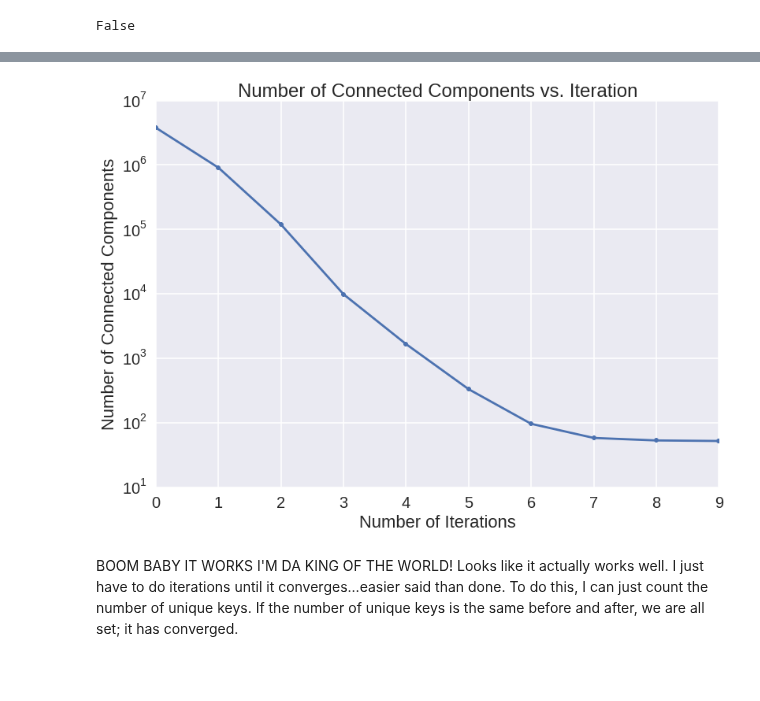
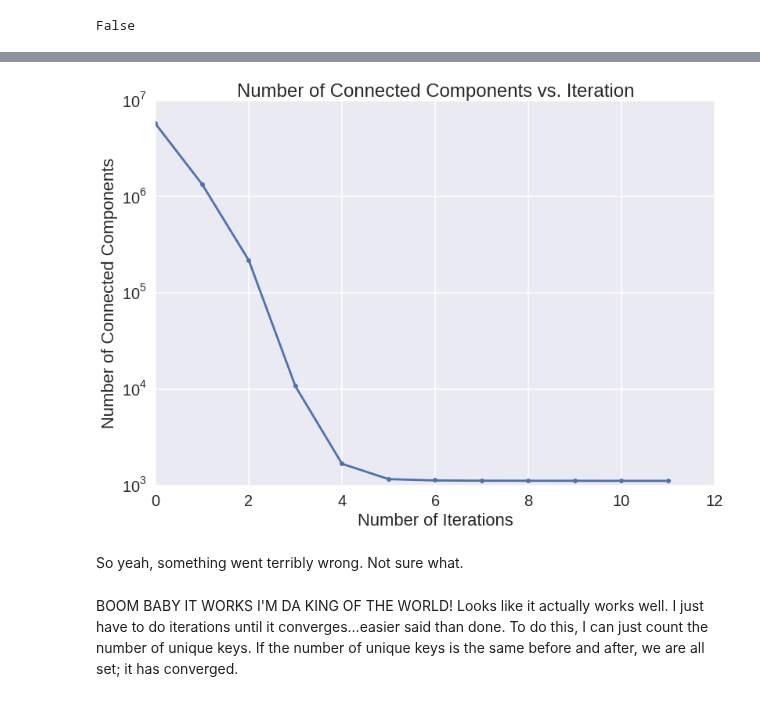
Before and after one commit to harvard-cs205/cs205-homework, a Jupyter notebook: HW1/P5/2015_09_29_wiki_graph_connected_components_undirected.ipynb, the cells around one changed output, grey strips where cells are left out. Saved outputs shown, nothing was run; the diff lists cells and outputs as text; code cells hidden in the pictures; blank space fills up the shorter version.

Commit message:
My connected components algorithm must not be correct for symmetric graphs...as I found more unconnected components for the undirected than the directed graph. lol.

```diff
--- a/HW1/P5/2015_09_29_wiki_graph_connected_components_undirected.ipynb
+++ b/HW1/P5/2015_09_29_wiki_graph_connected_components_undirected.ipynb
@@ -125,11 +115,15 @@ indices_vs_iteration = [3773865,
+# %%
+indices_vs_iteration = connector.num_unique_vs_iteration
 # %%
-plt.semilogy(range(0, 10), indices_vs_iteration, marker='.', ls='-')
+plt.semilogy(indices_vs_iteration, marker='.', ls='-')
 plt.xlabel('Number of Iterations')
 plt.ylabel('Number of Connected Components')
 plt.title('Number of Connected Components vs. Iteration')
 plt.savefig('undirected_graph_components_vs_iteration.png', dpi=200, bbox_inches='tight')
 # %% [output]
-[figure, old version]
+[figure, new version]
+# %% [markdown]
+So yeah, something went terribly wrong. Not sure what.
 # %% [markdown]
 BOOM BABY IT WORKS I'M DA KING OF THE WORLD! Looks like it actually works well. I just have to do iterations until it converges...easier said than done. To do this, I can just count the number of unique keys. If the number of unique keys is the same before and after, we are all set; it has converged.
 # %%
```
Also changed, not shown: parts of 4 cells of this notebook, 2 other files.
